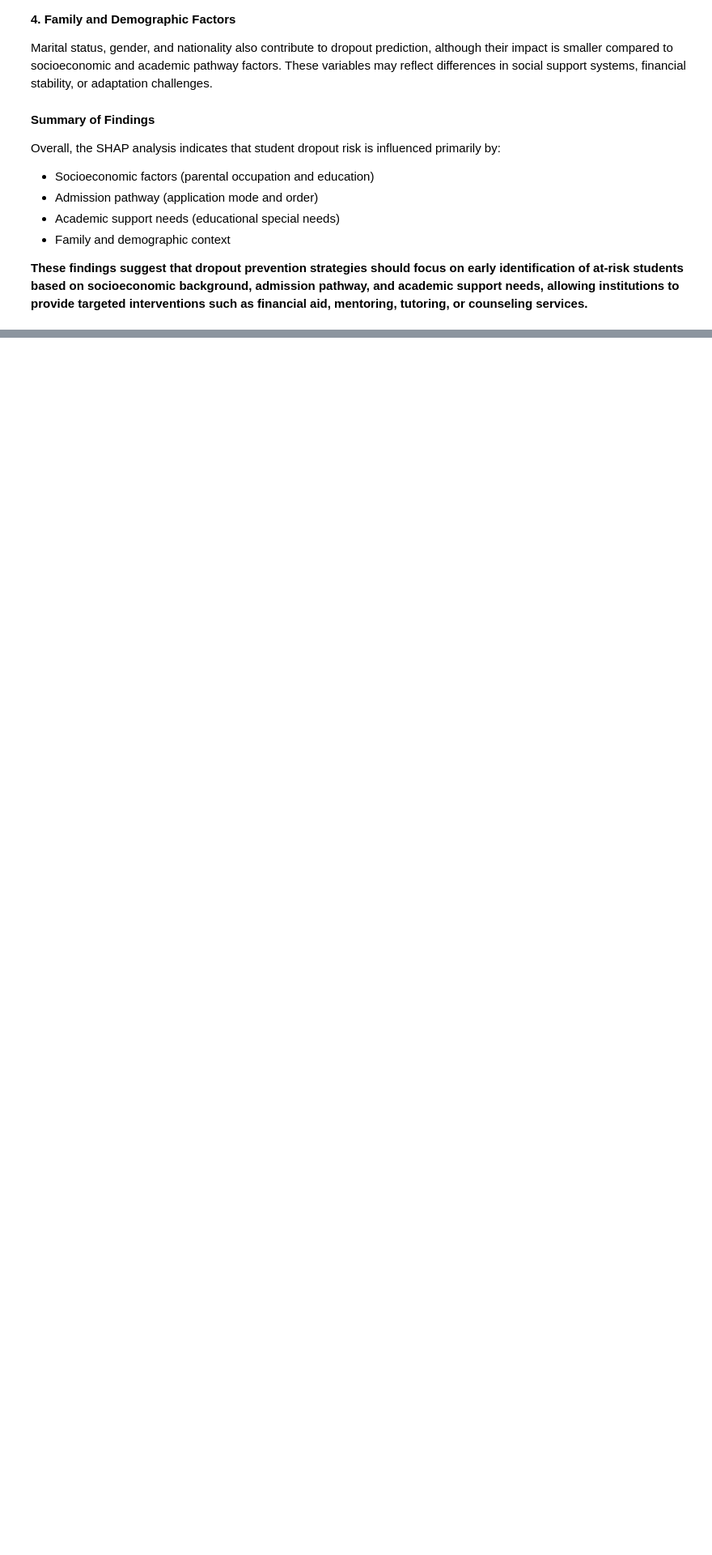
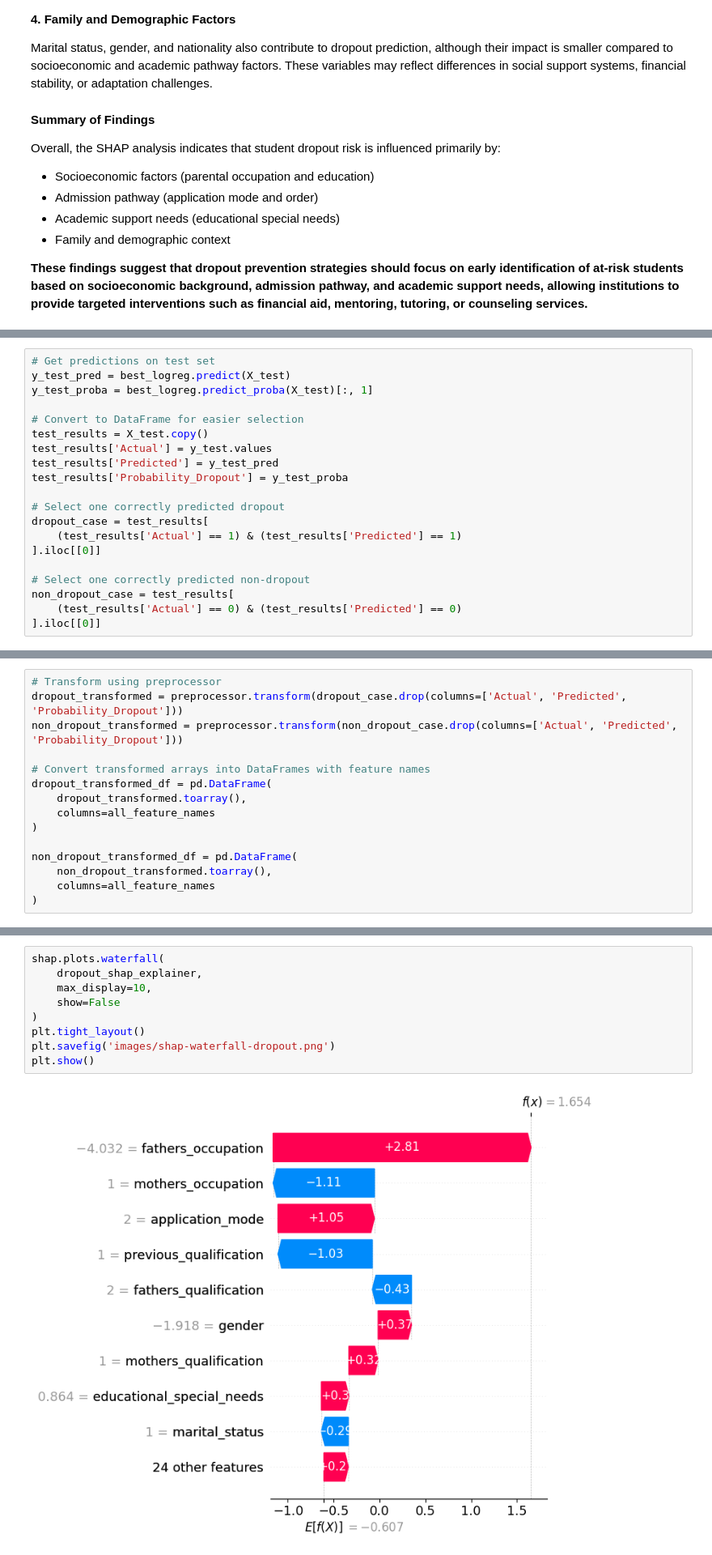
Before and after one commit to dziaoure/ai-ml-ucberkeley, a Jupyter notebook: capstone-project/capstone.ipynb, the cells around one changed output, grey strips where cells are left out. Shown at 81% size. Drawn from its saved outputs; the diff is of its cells as text; blank space fills up the shorter version.

```diff
--- a/capstone-project/capstone.ipynb
+++ b/capstone-project/capstone.ipynb
@@ -1510,0 +1519,20 @@ Overall, the SHAP analysis indicates that student dropout risk is influenced pri
+# %%
+# Get predictions on test set
+y_test_pred = best_logreg.predict(X_test)
+y_test_proba = best_logreg.predict_proba(X_test)[:, 1]
+
+# Convert to DataFrame for easier selection
+test_results = X_test.copy()
+test_results['Actual'] = y_test.values
+test_results['Predicted'] = y_test_pred
+test_results['Probability_Dropout'] = y_test_proba
+
+# Select one correctly predicted dropout
+dropout_case = test_results[
+    (test_results['Actual'] == 1) & (test_results['Predicted'] == 1)
+].iloc[[0]]
+
+# Select one correctly predicted non-dropout
+non_dropout_case = test_results[
+    (test_results['Actual'] == 0) & (test_results['Predicted'] == 0)
+].iloc[[0]]
@@ -1510,0 +1543,15 @@ Overall, the SHAP analysis indicates that student dropout risk is influenced pri
+# %%
+# Transform using preprocessor
+dropout_transformed = preprocessor.transform(dropout_case.drop(columns=['Actual', 'Predicted', 'Probability_Dropout']))
+non_dropout_transformed = preprocessor.transform(non_dropout_case.drop(columns=['Actual', 'Predicted', 'Probability_Dropout']))
+
+# Convert transformed arrays into DataFrames with feature names
+dropout_transformed_df = pd.DataFrame(
+    dropout_transformed.toarray(),
+    columns=all_feature_names
+)
+
+non_dropout_transformed_df = pd.DataFrame(
+    non_dropout_transformed.toarray(),
+    columns=all_feature_names
+)
@@ -1510,0 +1610,11 @@ Overall, the SHAP analysis indicates that student dropout risk is influenced pri
+# %%
+shap.plots.waterfall(
+    dropout_shap_explainer,
+    max_display=10,
+    show=False
+)
+plt.tight_layout()
+plt.savefig('images/shap-waterfall-dropout.png')
+plt.show()
+# %% [output]
+[figure, added]
```
Also changed, not shown: parts of 11 cells of this notebook, 3 other files.
